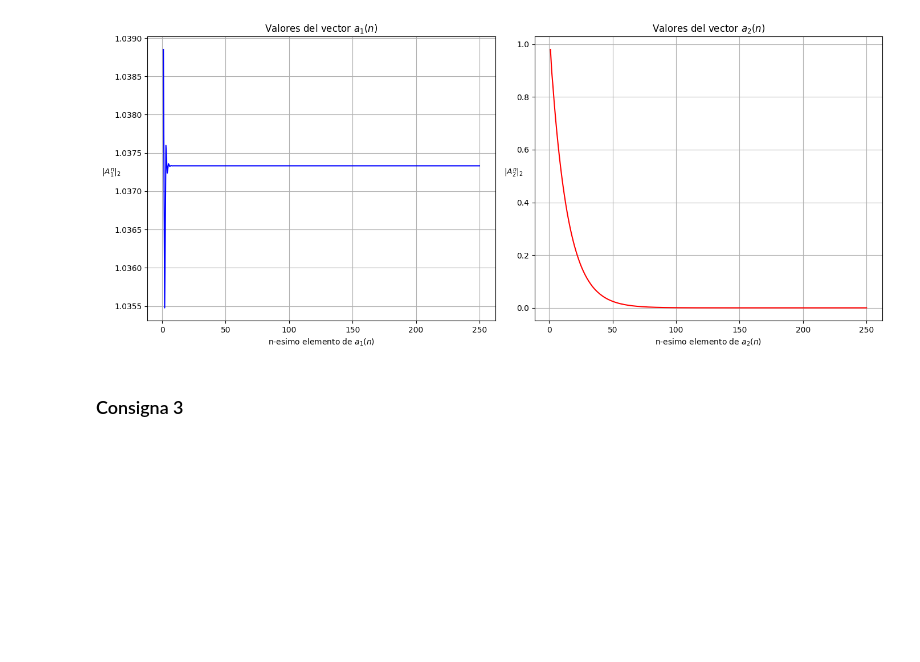
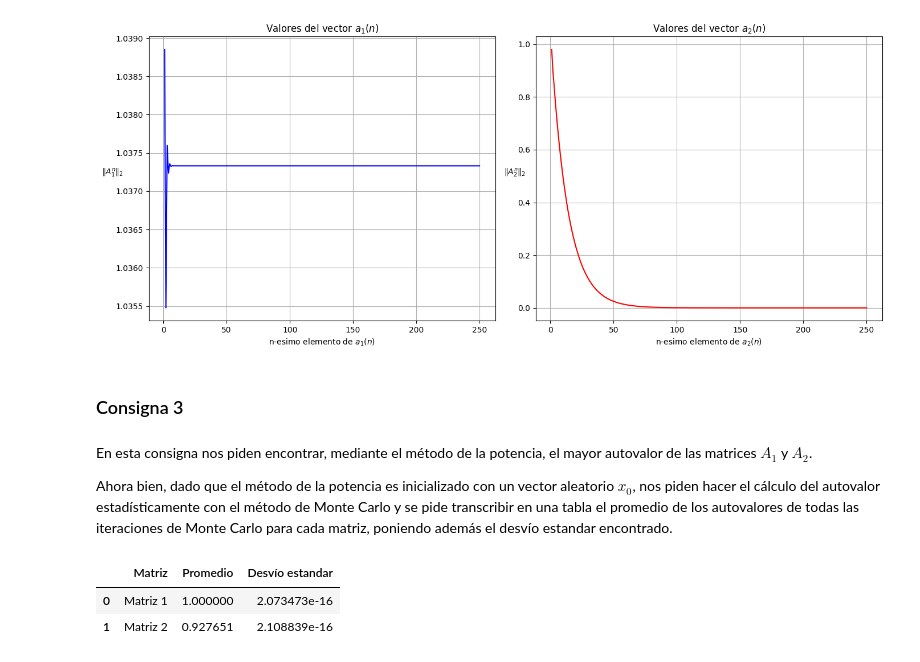
Before and after one commit to Gabrielnm7/ALC-FCEN_UBA, a Jupyter notebook: TP2/grupo_abeliano_TP2.ipynb, the cells around one changed output. Drawn from its saved outputs; the diff is of its cells as text; code cells hidden in the pictures; blank space fills up the shorter version.

Commit message:
consigna 3: consultar

```diff
--- a/TP2/grupo_abeliano_TP2.ipynb
+++ b/TP2/grupo_abeliano_TP2.ipynb
@@ -150,3 +152,44 @@ plt.show()
 [figure]
 # %% [markdown]
 ### Consigna 3
+# %% [markdown]
+En esta consigna nos piden encontrar, mediante el método de la potencia, el mayor autovalor de las matrices $A_1$ y $A_2$.
+
+Ahora bien, dado que el método de la potencia es inicializado con un vector aleatorio $x_0$, nos piden hacer el cálculo del autovalor estadísticamente con el método de Monte Carlo y se pide transcribir en una tabla el promedio de los autovalores de todas las iteraciones de Monte Carlo para cada matriz, poniendo además el desvío estandar encontrado.
+# %%
+# Creamos dos listas vacias donde vamos a guardar todos candidatos a mayor
+# autovalor de las matrices A_1 y A_2:
+autovaloresA_1 = []
+autovaloresA_2 = []
+
+# Realizamos el método de Monte Carlo unas 250 veces:
+for i in range(250):
+    autovalor_1 = metodoPotencia(A1, 1000)
+    autovalor_2 = metodoPotencia(A2, 1000)
+
+    autovaloresA_1.append(autovalor_1)
+    autovaloresA_2.append(autovalor_2)
+
+# Creamos la tabla:
+tabla = pd.DataFrame()
+
+# Definimos las matrices:
+tabla["Matriz"] = ["Matriz 1", "Matriz 2"]
+
+# Calculamos el promedio de los autovalores:
+promedio_1 = np.mean(autovaloresA_1)
+promedio_2 = np.mean(autovaloresA_2)
+
+tabla["Promedio"] = [promedio_1, promedio_2]
+
+# Calculamos el desvío estándar de los autovalores:
+desvio_estandar_1 = np.std(autovaloresA_1)
+desvio_estandar_2 = np.std(autovaloresA_2)
+
+tabla["Desvío estandar"] = [desvio_estandar_1, desvio_estandar_2]
+
+display(tabla)
+# %% [output]
+|  | Matriz | Promedio | Desvío estandar |
+| 0 | Matriz 1 | 1.000000 | 2.073473e-16 |
+| 1 | Matriz 2 | 0.927651 | 2.108839e-16 |
```
Also changed, not shown: parts of 1 cell of this notebook.
